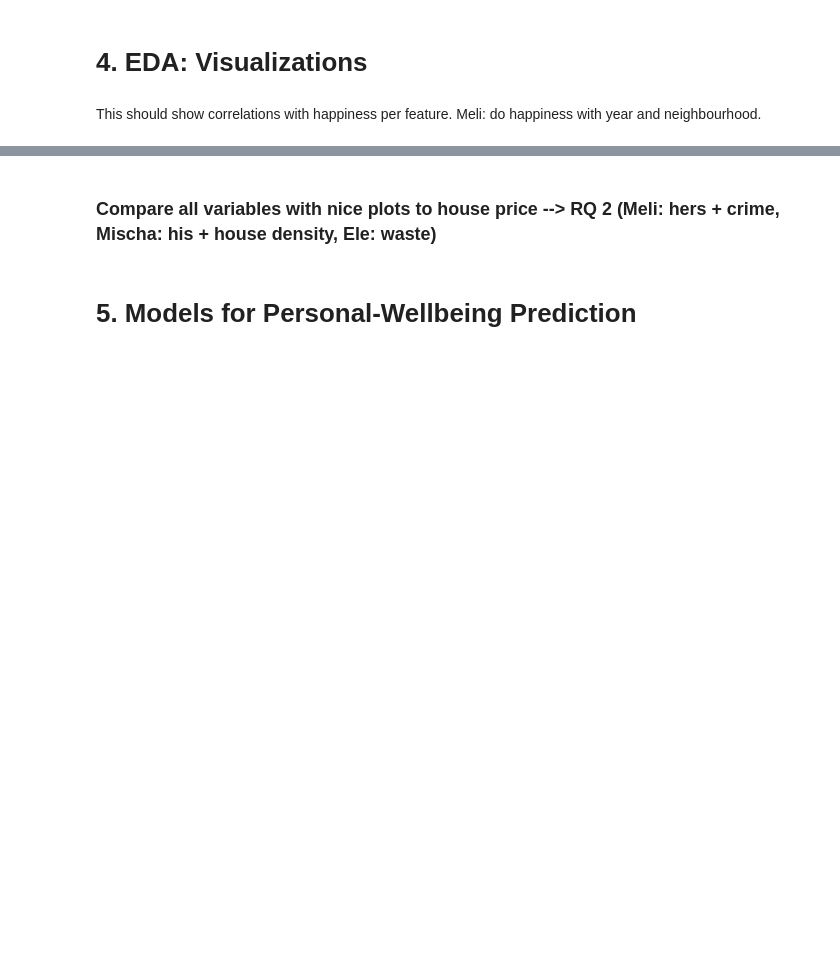
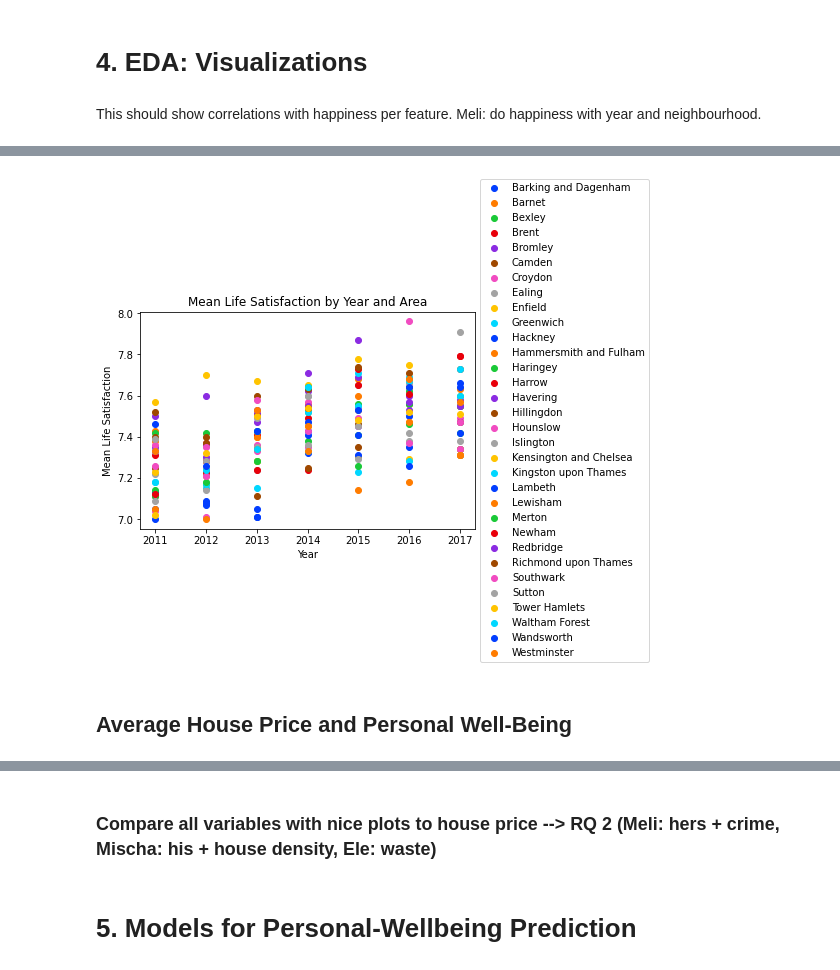
Before and after one commit to MischaRauch/london_house_price_prediction, a Jupyter notebook: Assignment.ipynb, the cells around one changed output, grey strips where cells are left out. Saved outputs shown, nothing was run; the diff lists cells and outputs as text; code cells hidden in the pictures; blank space fills up the shorter version.

```diff
--- a/Assignment.ipynb
+++ b/Assignment.ipynb
@@ -68,0 +129,23 @@ This should show correlations with happiness per feature. Meli: do happiness wit
+# %%
+df = merge5
+
+# Set the color palette based on the unique areas in the data
+colors = sns.color_palette("bright", len(df['Area'].unique()))
+
+# Create the plot
+fig, ax = plt.subplots()
+for i, area in enumerate(df['Area'].unique()):
+    subset = df[df['Area'] == area]
+    ax.scatter(subset['Year'], subset['Mean_life_satisfaction'], c=colors[i], label=area)
+
+# Set the axis labels and title
+ax.set_xlabel('Year')
+ax.set_ylabel('Mean Life Satisfaction')
+ax.set_title('Mean Life Satisfaction by Year and Area')
+
+# Add the legend outside the plot
+ax.legend(loc='center left', bbox_to_anchor=(1, 0.5))
+
+# Display the plot
+plt.show()
+# %% [output]
@@ -68,0 +169,3 @@ This should show correlations with happiness per feature. Meli: do happiness wit
+[figure, added]
+# %% [markdown]
+## Average House Price and Personal Well-Being
```
Also changed, not shown: parts of 10 cells of this notebook.
